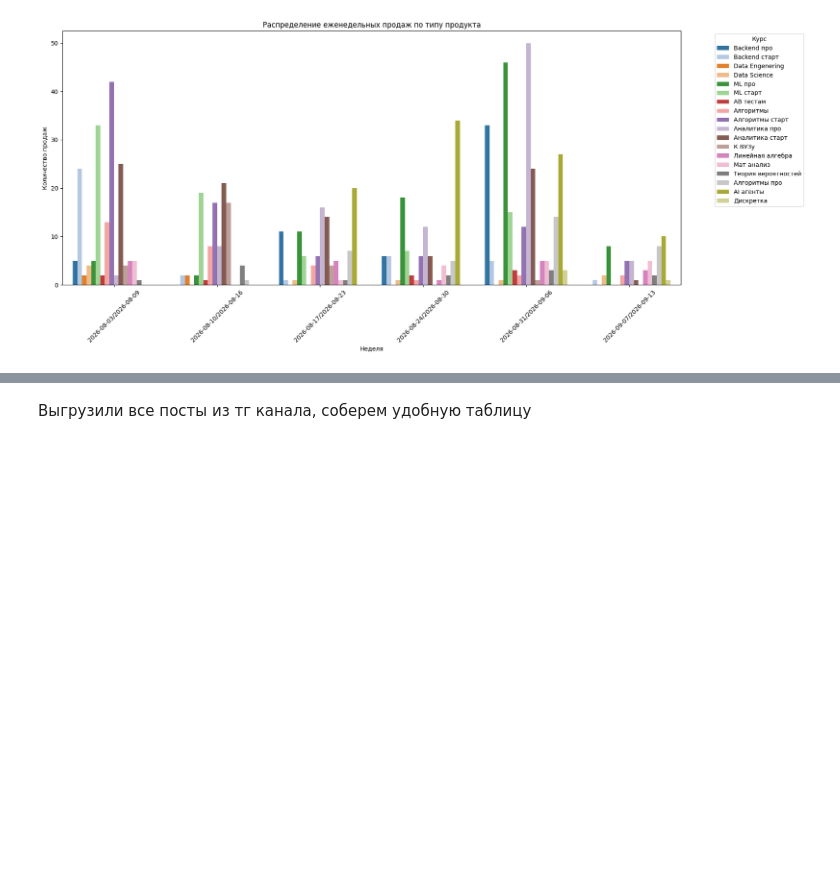
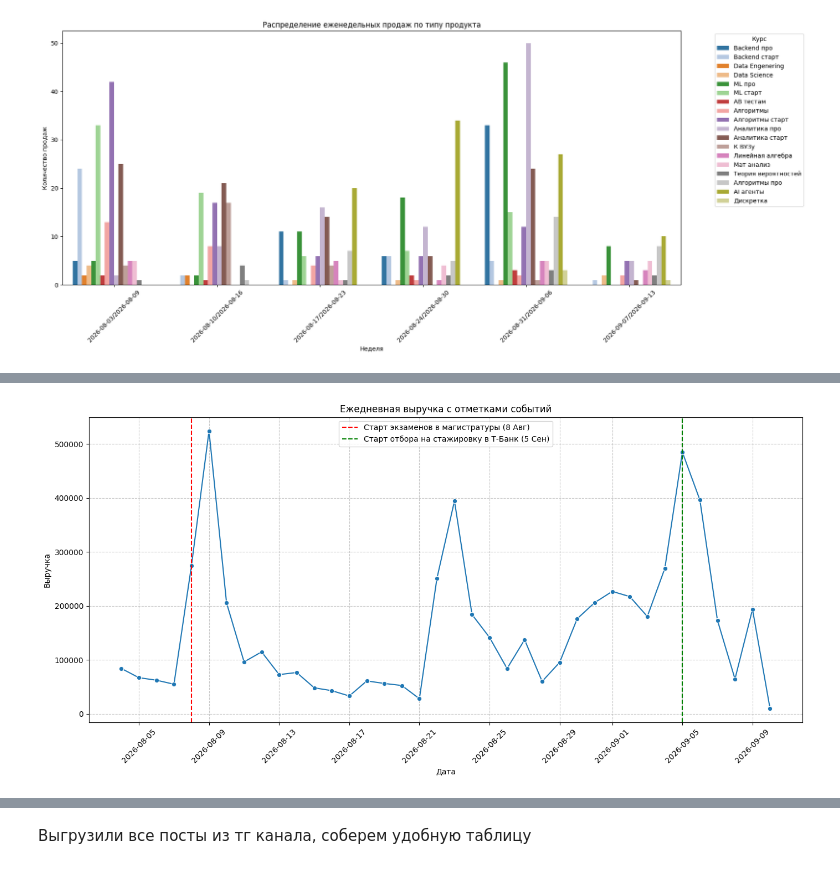
Before and after one commit to ivoilovskaya/hackaton_project, a Jupyter notebook: data/processed/EDA.ipynb, the cells around one changed output, grey strips where cells are left out. Saved outputs shown, nothing was run; the diff lists cells and outputs as text; code cells hidden in the pictures; blank space fills up the shorter version.

```diff
--- a/data/processed/EDA.ipynb
+++ b/data/processed/EDA.ipynb
@@ -56,0 +106,33 @@ plt.show()
+# %%
+import matplotlib.pyplot as plt
+import seaborn as sns
+import pandas as pd
+
+# Ensure 'Время' is datetime and then extract the date
+base_cleaned['Время'] = pd.to_datetime(base_cleaned['Время'], format='%d.%m.%Y %H:%M:%S', errors='coerce')
+base_cleaned['День'] = base_cleaned['Время'].dt.date
+
+# Group by day and sum the 'Сумма' for daily revenue
+daily_revenue = base_cleaned.groupby('День')['Сумма'].sum().reset_index()
+
+# Plotting the daily revenue
+plt.figure(figsize=(14, 7))
+sns.lineplot(x='День', y='Сумма', data=daily_revenue, marker='o')
+
+# Add vertical lines for specific dates
+exam_start_date = pd.to_datetime('2026-08-08').date()
+internship_start_date = pd.to_datetime('2026-09-05').date()
+
+plt.axvline(x=exam_start_date, color='r', linestyle='--', label='Старт экзаменов в магистратуры (8 Авг)')
+plt.axvline(x=internship_start_date, color='g', linestyle='--', label='Старт отбора на стажировку в Т-Банк (5 Сен)')
+
+plt.title('Ежедневная выручка с отметками событий')
+plt.xlabel('Дата')
+plt.ylabel('Выручка')
+plt.xticks(rotation=45)
+plt.grid(True, linestyle='--', alpha=0.7)
+plt.legend()
+plt.tight_layout()
+plt.show()
+# %% [output]
+[figure, added]
```
Also changed, not shown: parts of 17 cells of this notebook.
